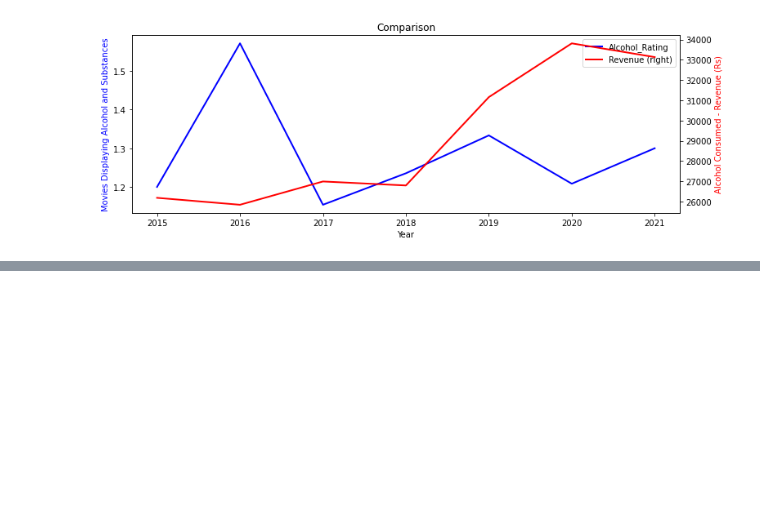
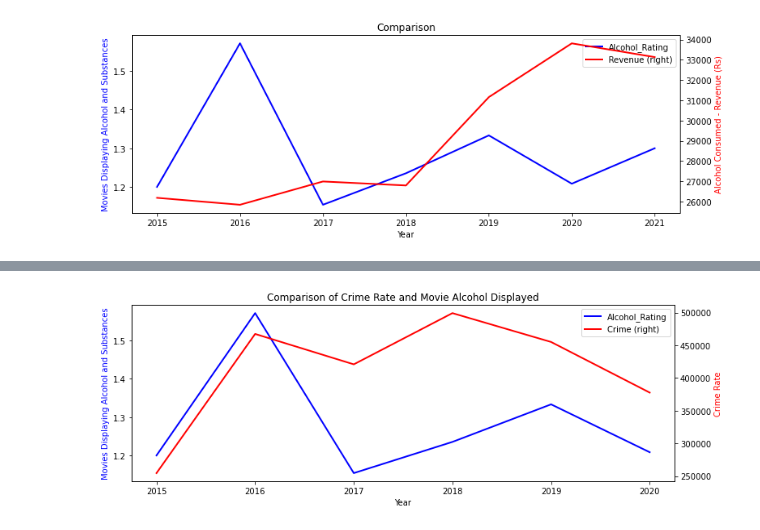
Before and after one commit to Roshni-Bala/Movies-Alcohol-Data-Analysis, a Jupyter notebook: Movies.ipynb, the cells around one changed output, grey strips where cells are left out. Saved outputs shown, nothing was run; the diff lists cells and outputs as text; code cells hidden in the pictures; blank space fills up the shorter version.

Commit message:
crime dataset + analysis

```diff
--- a/Movies.ipynb
+++ b/Movies.ipynb
@@ -298,0 +358,5 @@ saved
+# %%
+#transposing and displaying + adding data for missing years from govt portals
+pd.read_csv(r'crime_tn.csv')
+df_crime =pd.read_csv(r'crime_tn.csv')
+df_crime.head(7)
@@ -544,3 +617,13 @@ plt.savefig("result1.jpg")
 plt.show()
 # %% [output]
 [figure]
+# %%
+#df_crime.head()
+crime_list = []
+for x in df_crime['Crime']:
+    crime_list.append(x)
+
+new_df_year['Crime'] = crime_list
+new_df_year = new_df_year.head(6)
+
+print(new_df_year)
@@ -546,0 +639,15 @@ plt.show()
+# %%
+plt.rcParams["figure.figsize"] = (12,4)
+ax = new_df_year.plot(kind = 'line', x = 'Year',y = 'Alcohol_Rating', color = 'Blue',linewidth = 2)
+
+ax2 = new_df_year.plot(kind = 'line', x = 'Year',y = 'Crime', secondary_y = True, color = 'Red',  linewidth = 2,ax = ax)
+
+
+plt.title("Comparison of Crime Rate and Movie Alcohol Displayed")
+ax.set_xlabel('Year')
+ax.set_ylabel('Movies Displaying Alcohol and Substances', color = "b")
+ax2.set_ylabel('Crime Rate', color = 'r')
+plt.savefig("result2.jpg")
+plt.show()
+# %% [output]
+[figure, added]
```
Also changed, not shown: parts of 7 cells of this notebook.
